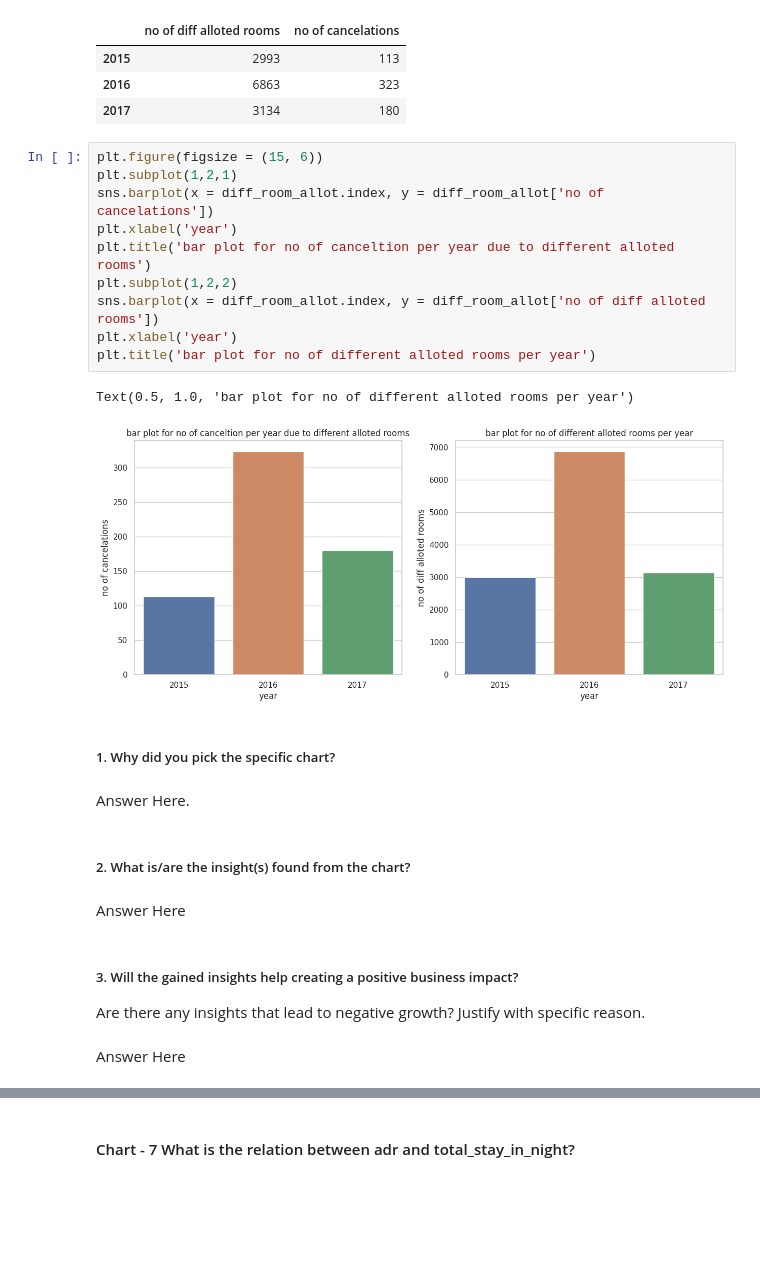
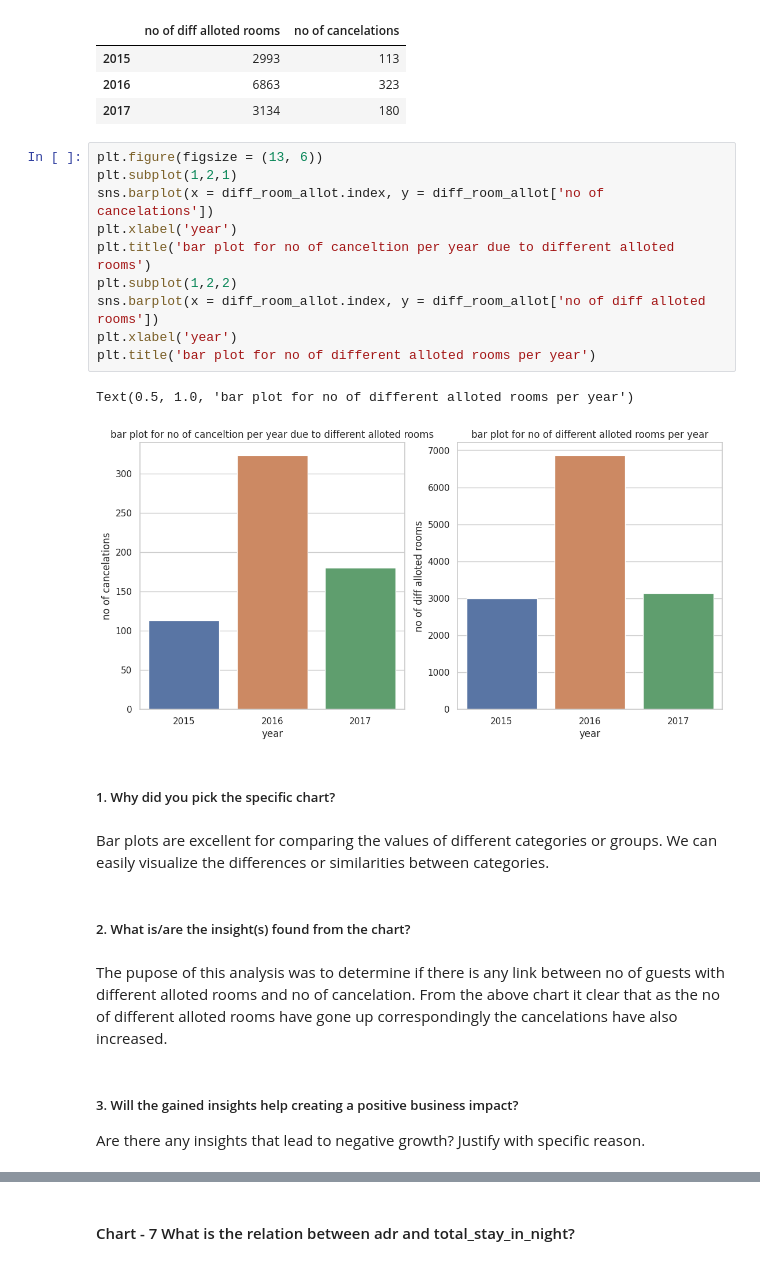
Before and after one commit to krish-kanji/hotel-booking-analysis, a Jupyter notebook: Copy_of_hotel_booking_analysis.ipynb, the cells around one changed output, grey strips where cells are left out. Cells and saved outputs as stored; diff of their text form; blank space fills up the shorter version.

```diff
--- a/Copy_of_hotel_booking_analysis.ipynb
+++ b/Copy_of_hotel_booking_analysis.ipynb
@@ -573,28 +580,26 @@ diff_room_allot.sort_index()
 | 2016 | 6863 | 323 |
 | 2017 | 3134 | 180 |
 # %%
-plt.figure(figsize = (15, 6))
+plt.figure(figsize = (13, 6))
 plt.subplot(1,2,1)
 sns.barplot(x = diff_room_allot.index, y = diff_room_allot['no of cancelations'])
 plt.xlabel('year')
 plt.title('bar plot for no of canceltion per year due to different alloted rooms')
 plt.subplot(1,2,2)
 sns.barplot(x = diff_room_allot.index, y = diff_room_allot['no of diff alloted rooms'])
 plt.xlabel('year')
 plt.title('bar plot for no of different alloted rooms per year')
 # %% [output]
 Text(0.5, 1.0, 'bar plot for no of different alloted rooms per year')
-[figure, old version]
+[figure, new version]
 # %% [markdown]
 ##### 1. Why did you pick the specific chart?
-# %% [markdown]
-Answer Here.
+# %% [markdown]
+Bar plots are excellent for comparing the values of different categories or groups. We can easily visualize the differences or similarities between categories.
 # %% [markdown]
 ##### 2. What is/are the insight(s) found from the chart?
-# %% [markdown]
-Answer Here
+# %% [markdown]
+The pupose of this analysis was to determine if there is any link between no of guests with different alloted rooms and no of cancelation. From the above chart it clear that as the no of different alloted rooms have gone up correspondingly the cancelations have also increased.
 # %% [markdown]
 ##### 3. Will the gained insights help creating a positive business impact?
 Are there any insights that lead to negative growth? Justify with specific reason.
-# %% [markdown]
-Answer Here
```
Also changed, not shown: parts of 32 cells of this notebook.
